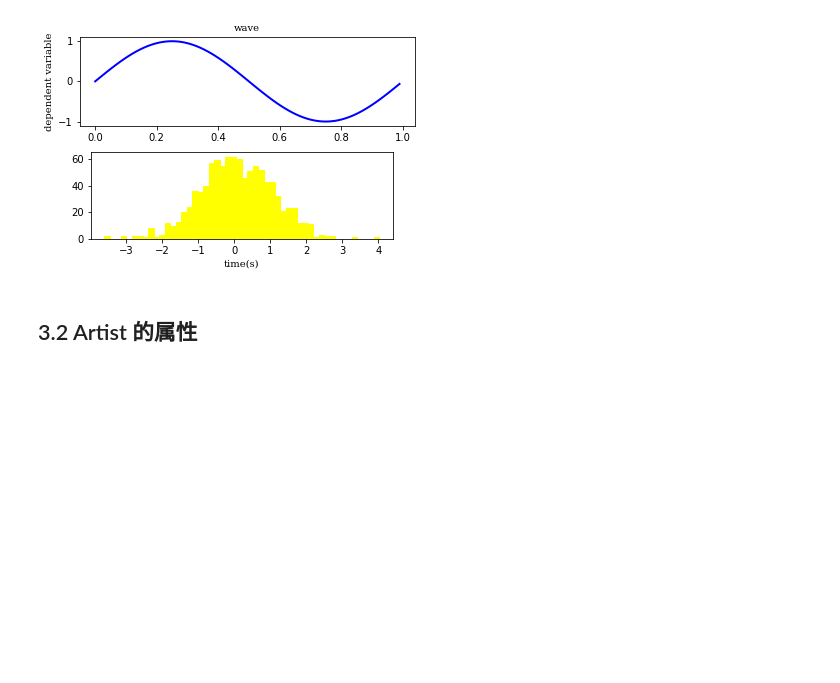
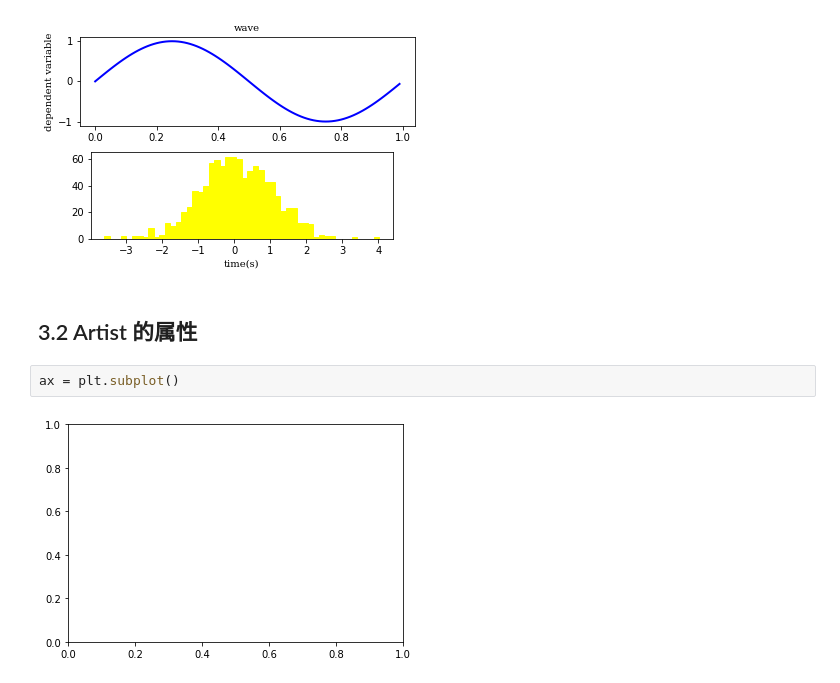
Before and after one commit to shilinlee/blog, a Jupyter notebook: scientific_computing_library/matplotlib/matplotlib3-4.ipynb, the cells around one changed output. Saved outputs shown, nothing was run; the diff lists cells and outputs as text; blank space fills up the shorter version.

```diff
--- a/scientific_computing_library/matplotlib/matplotlib3-4.ipynb
+++ b/scientific_computing_library/matplotlib/matplotlib3-4.ipynb
@@ -92,3 +85,7 @@ plt.show()
 [figure]
 # %% [markdown]
 ## 3.2 Artist 的属性
+# %%
+ax = plt.subplot()
+# %% [output]
+[figure, added]
```
Also changed, not shown: parts of 28 cells of this notebook.
